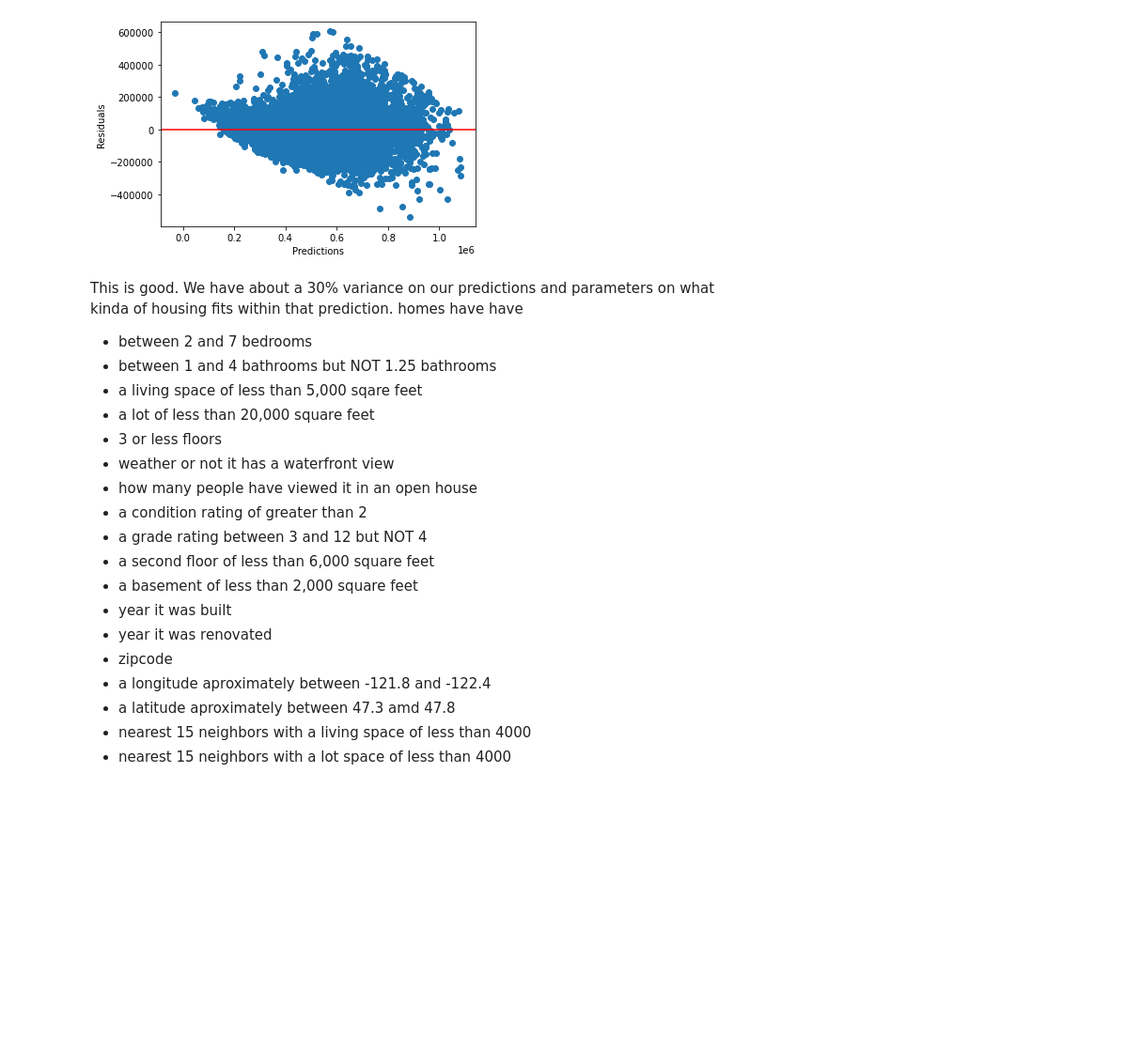
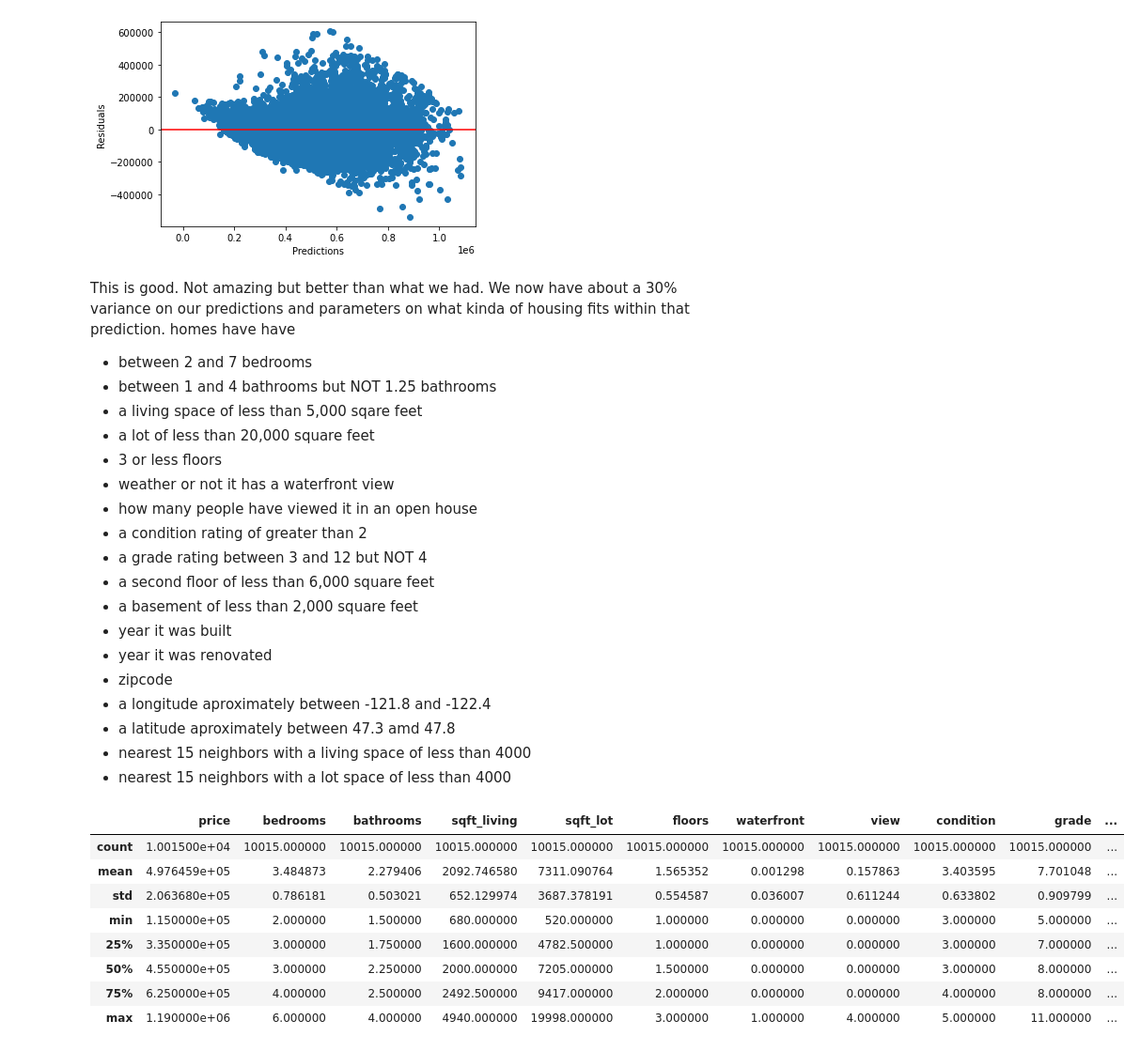
Before and after one commit to jpakele/kingCountyHousingPrediction, a Jupyter notebook: KCHousingModel.ipynb, the cells around one changed output. Shown at 94% size. Cells and saved outputs as stored; diff of their text form; code cells hidden in the pictures; blank space fills up the shorter version.

```diff
--- a/KCHousingModel.ipynb
+++ b/KCHousingModel.ipynb
@@ -720,7 +721,7 @@ plt.show()
 # %% [output]
 [figure]
 # %% [markdown]
-This is good. We have about a 30% variance on our predictions and parameters on what kinda of housing fits within that prediction. homes have have
+This is good. Not amazing but better than what we had. We now have about a 30% variance on our predictions and parameters on what kinda of housing fits within that prediction. homes have have
 - between 2 and 7 bedrooms
 - between 1 and 4 bathrooms but NOT 1.25 bathrooms
 - a living space of less than 5,000 sqare feet
@@ -739,3 +740,15 @@ This is good. We have about a 30% variance on our predictions and parameters on
 - a latitude aproximately between 47.3 amd 47.8
 - nearest 15 neighbors with a living space of less than 4000
 - nearest 15 neighbors with a lot space of less than 4000
+# %%
+df.describe()
+# %% [output]
+|  | price | bedrooms | bathrooms | sqft_living | sqft_lot | floors | waterfront | view | condition | grade | ... |
+| count | 1.001500e+04 | 10015.000000 | 10015.000000 | 10015.000000 | 10015.000000 | 10015.000000 | 10015.000000 | 10015.000000 | 10015.000000 | 10015.000000 | ... |
+| mean | 4.976459e+05 | 3.484873 | 2.279406 | 2092.746580 | 7311.090764 | 1.565352 | 0.001298 | 0.157863 | 3.403595 | 7.701048 | ... |
+| std | 2.063680e+05 | 0.786181 | 0.503021 | 652.129974 | 3687.378191 | 0.554587 | 0.036007 | 0.611244 | 0.633802 | 0.909799 | ... |
+| min | 1.150000e+05 | 2.000000 | 1.500000 | 680.000000 | 520.000000 | 1.000000 | 0.000000 | 0.000000 | 3.000000 | 5.000000 | ... |
+| 25% | 3.350000e+05 | 3.000000 | 1.750000 | 1600.000000 | 4782.500000 | 1.000000 | 0.000000 | 0.000000 | 3.000000 | 7.000000 | ... |
+| 50% | 4.550000e+05 | 3.000000 | 2.250000 | 2000.000000 | 7205.000000 | 1.500000 | 0.000000 | 0.000000 | 3.000000 | 8.000000 | ... |
+| 75% | 6.250000e+05 | 4.000000 | 2.500000 | 2492.500000 | 9417.000000 | 2.000000 | 0.000000 | 0.000000 | 4.000000 | 8.000000 | ... |
+| max | 1.190000e+06 | 6.000000 | 4.000000 | 4940.000000 | 19998.000000 | 3.000000 | 1.000000 | 4.000000 | 5.000000 | 11.000000 | ... |
```
Also changed, not shown: parts of 16 cells of this notebook, 1 other file.
